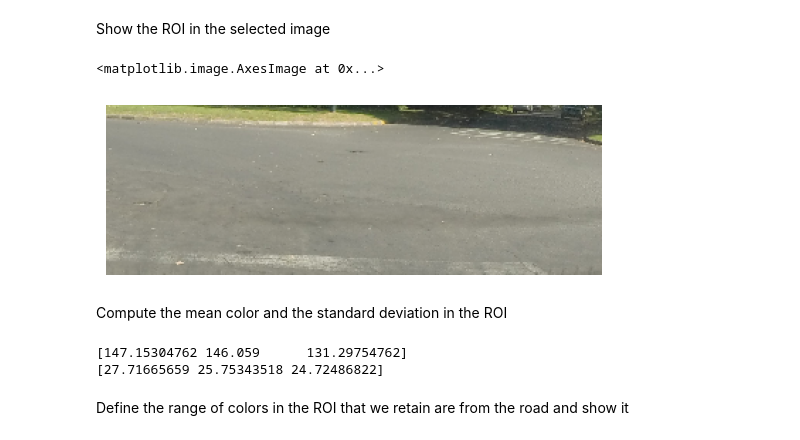
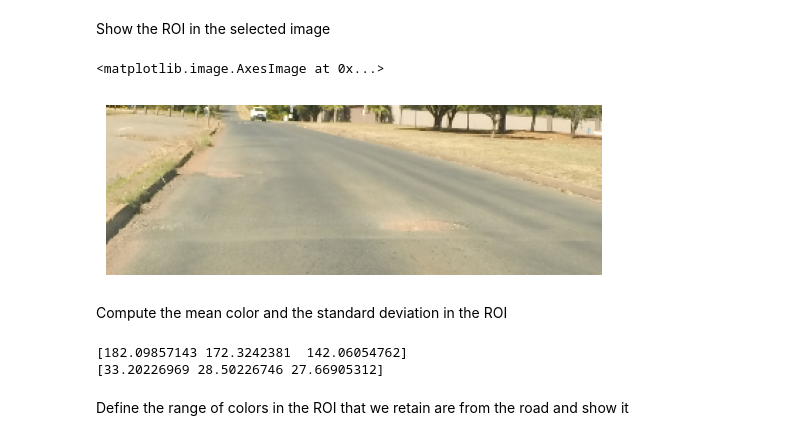
Before and after one commit to christiandalfarra/SIVProject, a Jupyter notebook: project_notebook.ipynb, the cells around one changed output. Drawn from its saved outputs; the diff is of its cells as text; code cells hidden in the pictures.

```diff
--- a/project_notebook.ipynb
+++ b/project_notebook.ipynb
@@ -41,17 +41,17 @@ plt.show()
 # %% [markdown]
 Show the ROI in the selected image
 # %%
-image = cv.imread("test_images/test5.jpg")
+image = cv.imread("test_images/test2.jpg")
 image = cv.resize(image, (1000,750))
 image = cv.cvtColor(image,cv.COLOR_BGR2RGB)
 
 # y1:y2 ,   x1:x2
 roi = image[roi_coords[1]:roi_coords[3], roi_coords[0]:roi_coords[2]]
 plt.axis('off')
 plt.imshow(roi)
 # %% [output]
 <matplotlib.image.AxesImage at 0x...>
-[figure, old version]
+[figure, new version]
 # %% [markdown]
 Compute the mean color and the standard deviation in the ROI
 # %%
@@ -61,8 +61,8 @@ std_color = np.std(roi, axis=(0, 1))
 print(mean_color)
 print(std_color)
 # %% [output]
-[147.15304762 146.059      131.29754762]
-[27.71665659 25.75343518 24.72486822]
+[182.09857143 172.3242381  142.06054762]
+[33.20226969 28.50226746 27.66905312]
 # %% [markdown]
 Define the range of colors in the ROI that we retain are from the road and show it
 # %%
```
Also changed, not shown: parts of 8 cells of this notebook, 3 other files.
